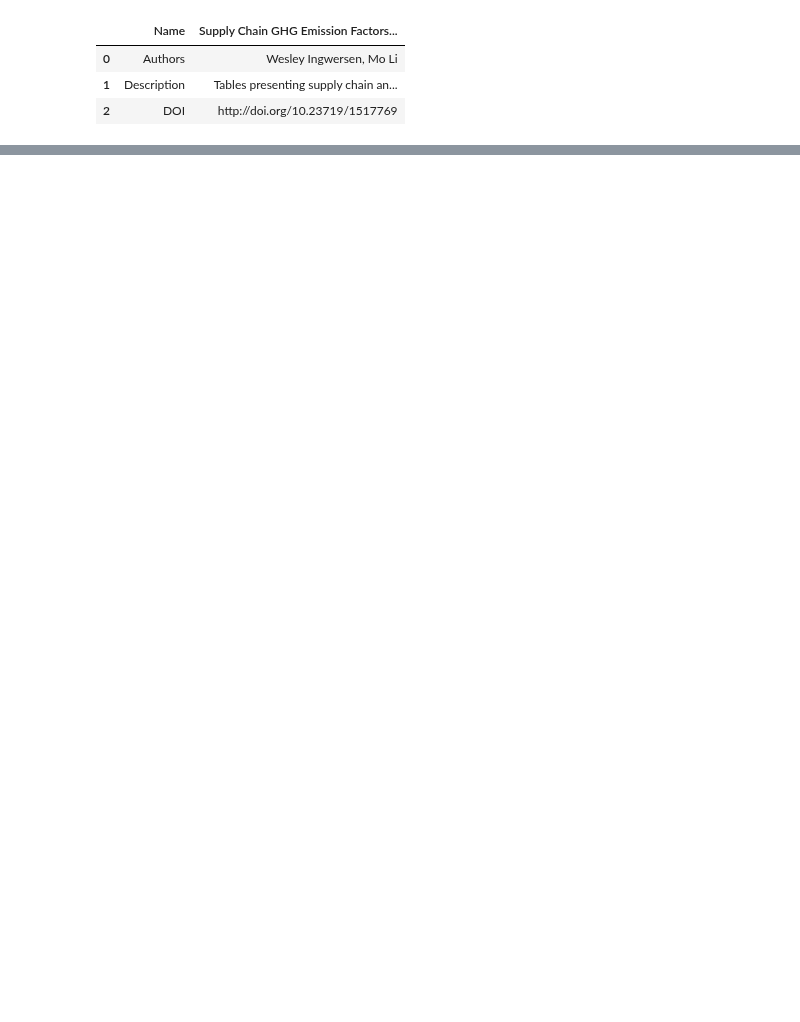
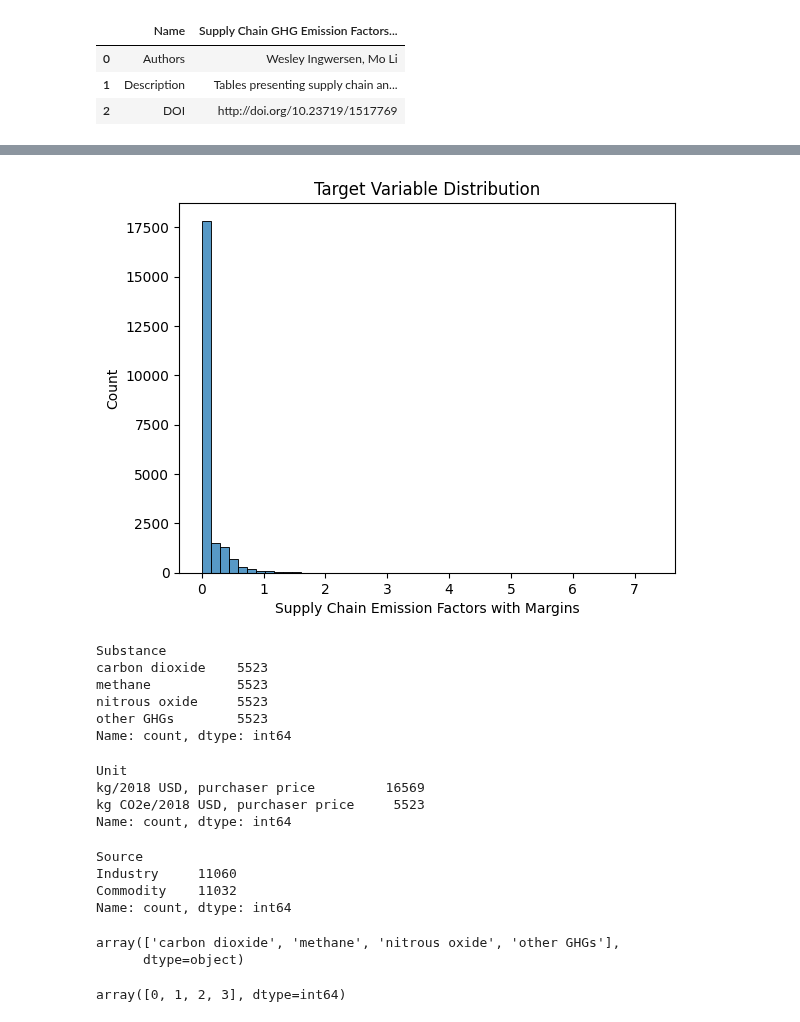
Before and after one commit to Anjali85220/greenhous_Gas_Emission, a Jupyter notebook: GreenhouseGasEmission.ipynb, the cells around one changed output, grey strips where cells are left out. Cells and saved outputs as stored; diff of their text form; code cells hidden in the pictures; blank space fills up the shorter version.

Commit message:
Added trained model, data source Excel file, and updated notebook

```diff
--- a/GreenhouseGasEmission.ipynb
+++ b/GreenhouseGasEmission.ipynb
@@ -13,0 +26,4 @@ df.head()
+# %%
+excel_file = 'SupplyChainEmissionFactorsforUSIndustriesCommodities.xlsx'  # Replace with actual path
+years = range(2010, 2017)
+df = pd.read_excel("C:/Users/shiva/SupplyChainEmissionFactorsforUSIndustriesCommodities.xlsx")
@@ -13,0 +54,32 @@ df.head()
+# %%
+all_data = []
+
+for year in years:
+    try:
+        df_com = pd.read_excel(excel_file, sheet_name=f'{year}_Detail_Commodity')
+        df_ind = pd.read_excel(excel_file, sheet_name=f'{year}_Detail_Industry')
+
+        df_com['Source'] = 'Commodity'
+        df_ind['Source'] = 'Industry'
+        df_com['Year'] = df_ind['Year'] = year
+
+        df_com.columns = df_com.columns.str.strip()
+        df_ind.columns = df_ind.columns.str.strip()
+
+        df_com.rename(columns={
+            'Commodity Code': 'Code',
+            'Commodity Name': 'Name'
+        }, inplace=True)
+
+        df_ind.rename(columns={
+            'Industry Code': 'Code',
+            'Industry Name': 'Name'
+        }, inplace=True)
+
+        all_data.append(pd.concat([df_com, df_ind], ignore_index=True))
+
+    except Exception as e:
+        print(f"Error processing year {year}: {e}")
+# %%
+df = pd.concat(all_data, ignore_index=True)
+df.head()
@@ -13,0 +106,3 @@ df.head()
+# %%
+# As there is no data avaialble in Unnamed coulmn so we will drop the column
+df.drop(columns=['Unnamed: 7'],inplace=True)
@@ -13,0 +173,36 @@ df.head()
+# %%
+# Visualize distribution
+sns.histplot(df['Supply Chain Emission Factors with Margins'], bins=50)
+plt.title('Target Variable Distribution')
+plt.show()
+# %% [output]
+[figure, added]
+# %%
+# Check categorical variables
+print(df['Substance'].value_counts())
+# %% [output]
+Substance
+carbon dioxide    5523
+methane           5523
+nitrous oxide     5523
+other GHGs        5523
+Name: count, dtype: int64
+# %%
+print(df['Unit'].value_counts())
+# %% [output]
+Unit
+kg/2018 USD, purchaser price         16569
+kg CO2e/2018 USD, purchaser price     5523
+Name: count, dtype: int64
+# %%
+print(df['Source'].value_counts())
+# %% [output]
+Source
+Industry     11060
+Commodity    11032
+Name: count, dtype: int64
+# %%
+df['Substance'].unique()
+# %% [output]
+array(['carbon dioxide', 'methane', 'nitrous oxide', 'other GHGs'],
+      dtype=object)
@@ -13,0 +211,5 @@ df.head()
+# %%
+df['Substance']=df['Substance'].map(substance_map)
+df['Substance'].unique()
+# %% [output]
+array([0, 1, 2, 3], dtype=int64)
```
Also changed, not shown: parts of 39 cells of this notebook, 3 other files.
